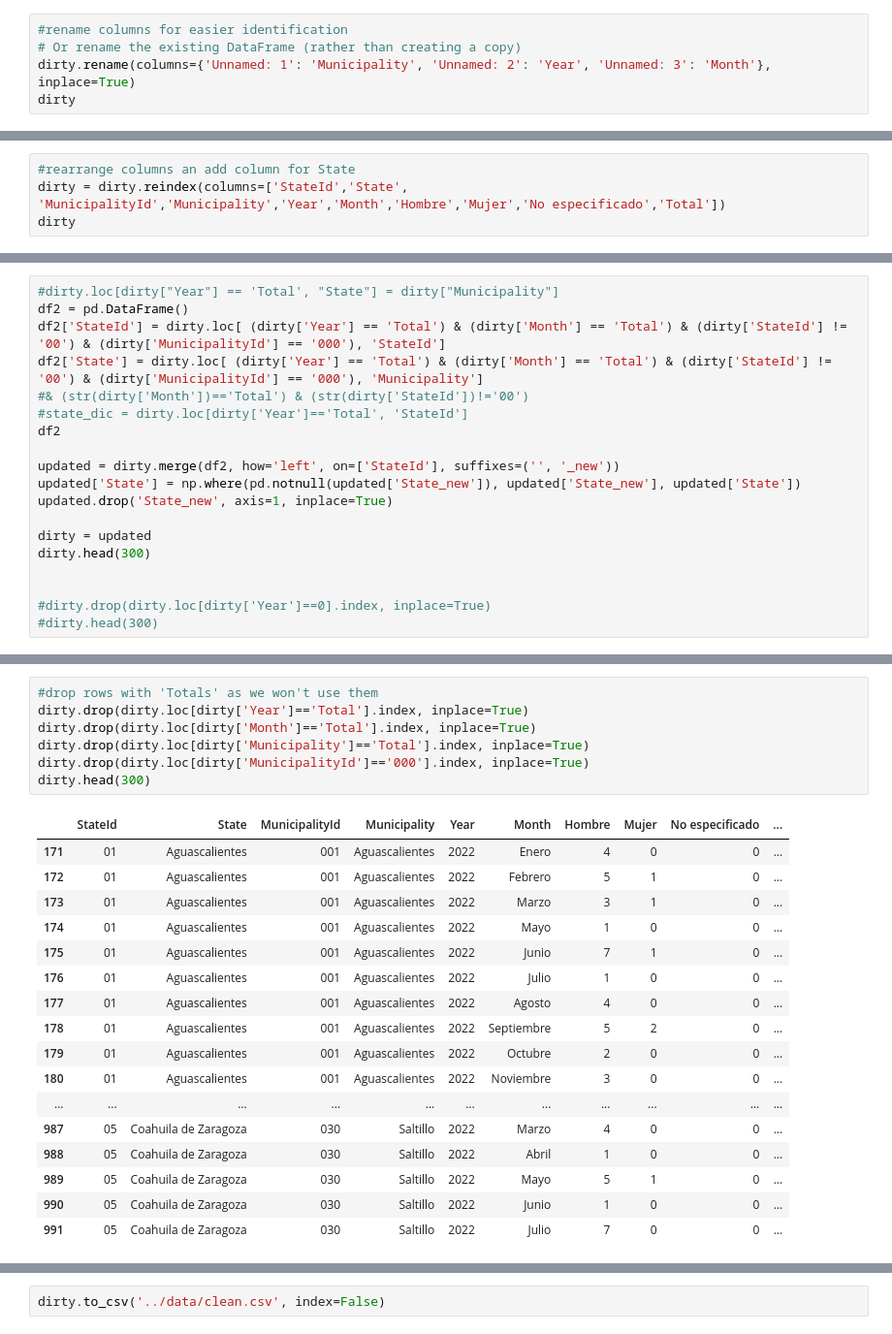
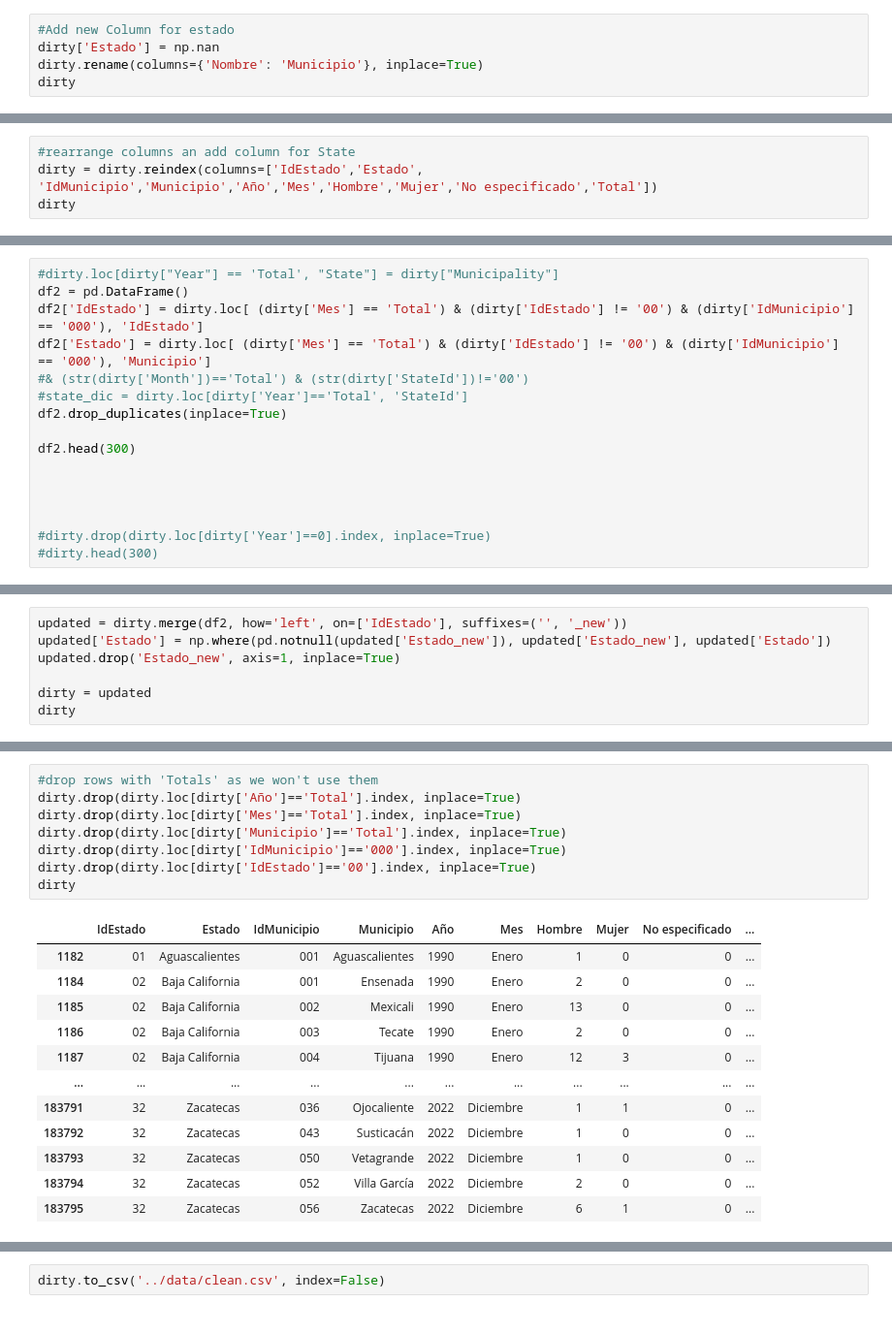
Before and after one commit to enteoo1/defuncion-homicidio-inegi, a Jupyter notebook: python/clean_db.ipynb, the cells around one changed output, grey strips where cells are left out. Shown: that part at 97% size. Cells and saved outputs as stored; diff of their text form.

```diff
--- a/python/clean_db.ipynb
+++ b/python/clean_db.ipynb
@@ -115,6 +166,6 @@ dirty
 # %%
-#rename columns for easier identification
-# Or rename the existing DataFrame (rather than creating a copy)
-dirty.rename(columns={'Unnamed: 1': 'Municipality', 'Unnamed: 2': 'Year', 'Unnamed: 3': 'Month'}, inplace=True)
+#Add new Column for estado
+dirty['Estado'] = np.nan
+dirty.rename(columns={'Nombre': 'Municipio'}, inplace=True)
 dirty
 # %% [output]
@@ -134,5 +185,5 @@ dirty
 # %%
 #rearrange columns an add column for State
-dirty = dirty.reindex(columns=['StateId','State', 'MunicipalityId','Municipality','Year','Month','Hombre','Mujer','No especificado','Total'])
+dirty = dirty.reindex(columns=['IdEstado','Estado', 'IdMunicipio','Municipio','Año','Mes','Hombre','Mujer','No especificado','Total'])
 dirty
 # %% [output]
@@ -152,18 +203,15 @@ dirty
 # %%
 #dirty.loc[dirty["Year"] == 'Total', "State"] = dirty["Municipality"]
 df2 = pd.DataFrame()
-df2['StateId'] = dirty.loc[ (dirty['Year'] == 'Total') & (dirty['Month'] == 'Total') & (dirty['StateId'] != '00') & (dirty['MunicipalityId'] == '000'), 'StateId']
-df2['State'] = dirty.loc[ (dirty['Year'] == 'Total') & (dirty['Month'] == 'Total') & (dirty['StateId'] != '00') & (dirty['MunicipalityId'] == '000'), 'Municipality']
+df2['IdEstado'] = dirty.loc[ (dirty['Mes'] == 'Total') & (dirty['IdEstado'] != '00') & (dirty['IdMunicipio'] == '000'), 'IdEstado']
+df2['Estado'] = dirty.loc[ (dirty['Mes'] == 'Total') & (dirty['IdEstado'] != '00') & (dirty['IdMunicipio'] == '000'), 'Municipio']
 #& (str(dirty['Month'])=='Total') & (str(dirty['StateId'])!='00')
 #state_dic = dirty.loc[dirty['Year']=='Total', 'StateId']
-df2
+df2.drop_duplicates(inplace=True)
 
-updated = dirty.merge(df2, how='left', on=['StateId'], suffixes=('', '_new'))
-updated['State'] = np.where(pd.notnull(updated['State_new']), updated['State_new'], updated['State'])
-updated.drop('State_new', axis=1, inplace=True)
+df2.head(300)
 
-dirty = updated
-dirty.head(300)
+
 
 
 #dirty.drop(dirty.loc[dirty['Year']==0].index, inplace=True)
@@ -188,0 +237,7 @@ dirty.head(300)
+# %%
+updated = dirty.merge(df2, how='left', on=['IdEstado'], suffixes=('', '_new'))
+updated['Estado'] = np.where(pd.notnull(updated['Estado_new']), updated['Estado_new'], updated['Estado'])
+updated.drop('Estado_new', axis=1, inplace=True)
+
+dirty = updated
+dirty
@@ -189,25 +258,21 @@ dirty.head(300)
 # %%
 #drop rows with 'Totals' as we won't use them
-dirty.drop(dirty.loc[dirty['Year']=='Total'].index, inplace=True)
-dirty.drop(dirty.loc[dirty['Month']=='Total'].index, inplace=True)
-dirty.drop(dirty.loc[dirty['Municipality']=='Total'].index, inplace=True)
-dirty.drop(dirty.loc[dirty['MunicipalityId']=='000'].index, inplace=True)
-dirty.head(300)
+dirty.drop(dirty.loc[dirty['Año']=='Total'].index, inplace=True)
+dirty.drop(dirty.loc[dirty['Mes']=='Total'].index, inplace=True)
+dirty.drop(dirty.loc[dirty['Municipio']=='Total'].index, inplace=True)
+dirty.drop(dirty.loc[dirty['IdMunicipio']=='000'].index, inplace=True)
+dirty.drop(dirty.loc[dirty['IdEstado']=='00'].index, inplace=True)
+dirty
 # %% [output]
-|  | StateId | State | MunicipalityId | Municipality | Year | Month | Hombre | Mujer | No especificado | ... |
-| 171 | 01 | Aguascalientes | 001 | Aguascalientes | 2022 | Enero | 4 | 0 | 0 | ... |
-| 172 | 01 | Aguascalientes | 001 | Aguascalientes | 2022 | Febrero | 5 | 1 | 0 | ... |
-| 173 | 01 | Aguascalientes | 001 | Aguascalientes | 2022 | Marzo | 3 | 1 | 0 | ... |
-| 174 | 01 | Aguascalientes | 001 | Aguascalientes | 2022 | Mayo | 1 | 0 | 0 | ... |
-| 175 | 01 | Aguascalientes | 001 | Aguascalientes | 2022 | Junio | 7 | 1 | 0 | ... |
-| 176 | 01 | Aguascalientes | 001 | Aguascalientes | 2022 | Julio | 1 | 0 | 0 | ... |
-| 177 | 01 | Aguascalientes | 001 | Aguascalientes | 2022 | Agosto | 4 | 0 | 0 | ... |
-| 178 | 01 | Aguascalientes | 001 | Aguascalientes | 2022 | Septiembre | 5 | 2 | 0 | ... |
-| 179 | 01 | Aguascalientes | 001 | Aguascalientes | 2022 | Octubre | 2 | 0 | 0 | ... |
-| 180 | 01 | Aguascalientes | 001 | Aguascalientes | 2022 | Noviembre | 3 | 0 | 0 | ... |
+|  | IdEstado | Estado | IdMunicipio | Municipio | Año | Mes | Hombre | Mujer | No especificado | ... |
+| 1182 | 01 | Aguascalientes | 001 | Aguascalientes | 1990 | Enero | 1 | 0 | 0 | ... |
+| 1184 | 02 | Baja California | 001 | Ensenada | 1990 | Enero | 2 | 0 | 0 | ... |
+| 1185 | 02 | Baja California | 002 | Mexicali | 1990 | Enero | 13 | 0 | 0 | ... |
+| 1186 | 02 | Baja California | 003 | Tecate | 1990 | Enero | 2 | 0 | 0 | ... |
+| 1187 | 02 | Baja California | 004 | Tijuana | 1990 | Enero | 12 | 3 | 0 | ... |
 | ... | ... | ... | ... | ... | ... | ... | ... | ... | ... | ... |
-| 987 | 05 | Coahuila de Zaragoza | 030 | Saltillo | 2022 | Marzo | 4 | 0 | 0 | ... |
-| 988 | 05 | Coahuila de Zaragoza | 030 | Saltillo | 2022 | Abril | 1 | 0 | 0 | ... |
-| 989 | 05 | Coahuila de Zaragoza | 030 | Saltillo | 2022 | Mayo | 5 | 1 | 0 | ... |
-| 990 | 05 | Coahuila de Zaragoza | 030 | Saltillo | 2022 | Junio | 1 | 0 | 0 | ... |
-| 991 | 05 | Coahuila de Zaragoza | 030 | Saltillo | 2022 | Julio | 7 | 0 | 0 | ... |
+| 183791 | 32 | Zacatecas | 036 | Ojocaliente | 2022 | Diciembre | 1 | 1 | 0 | ... |
+| 183792 | 32 | Zacatecas | 043 | Susticacán | 2022 | Diciembre | 1 | 0 | 0 | ... |
+| 183793 | 32 | Zacatecas | 050 | Vetagrande | 2022 | Diciembre | 1 | 0 | 0 | ... |
+| 183794 | 32 | Zacatecas | 052 | Villa García | 2022 | Diciembre | 2 | 0 | 0 | ... |
+| 183795 | 32 | Zacatecas | 056 | Zacatecas | 2022 | Diciembre | 6 | 1 | 0 | ... |
```
Also changed, not shown: parts of 12 cells of this notebook, 4 other files.
